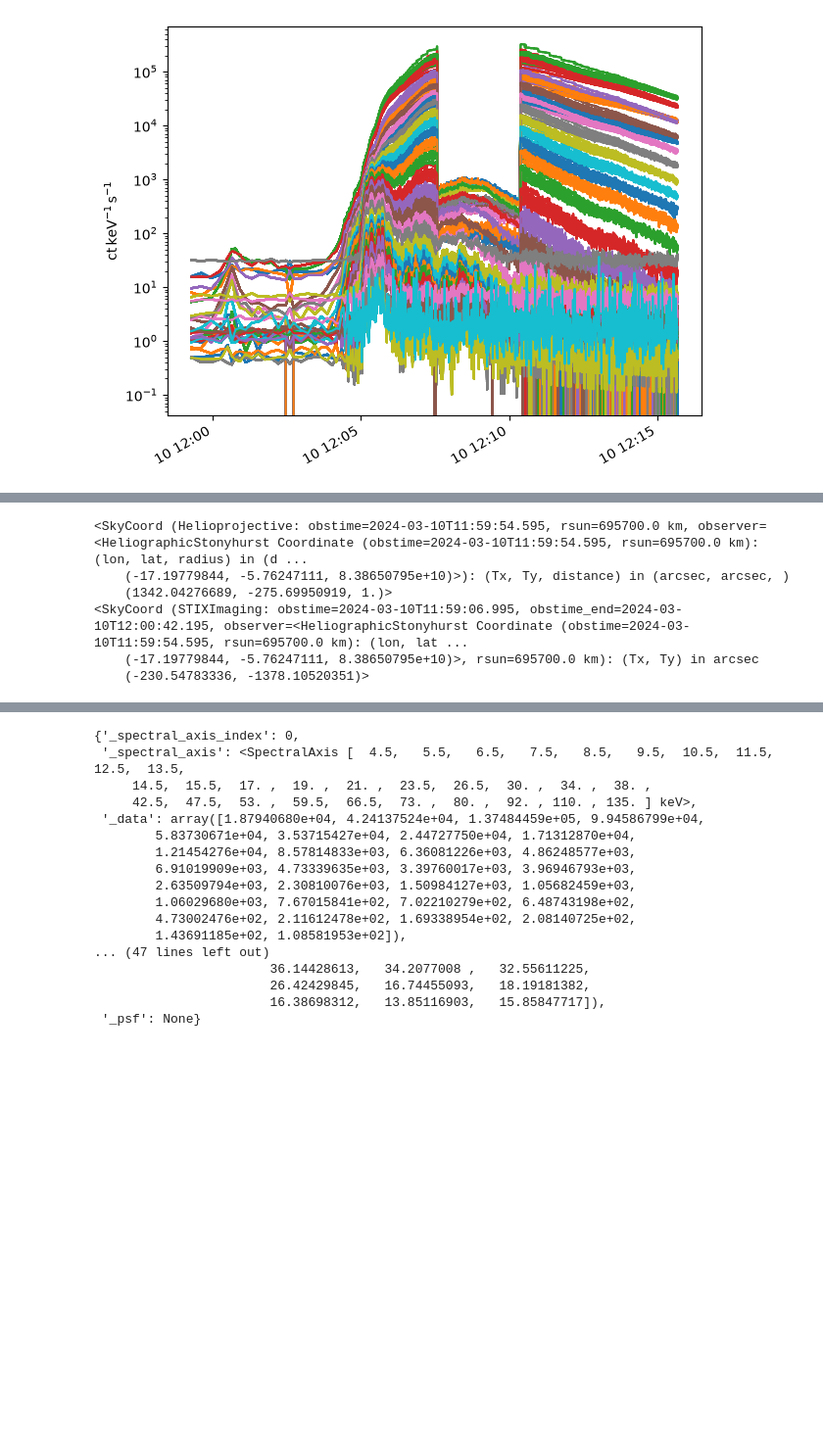
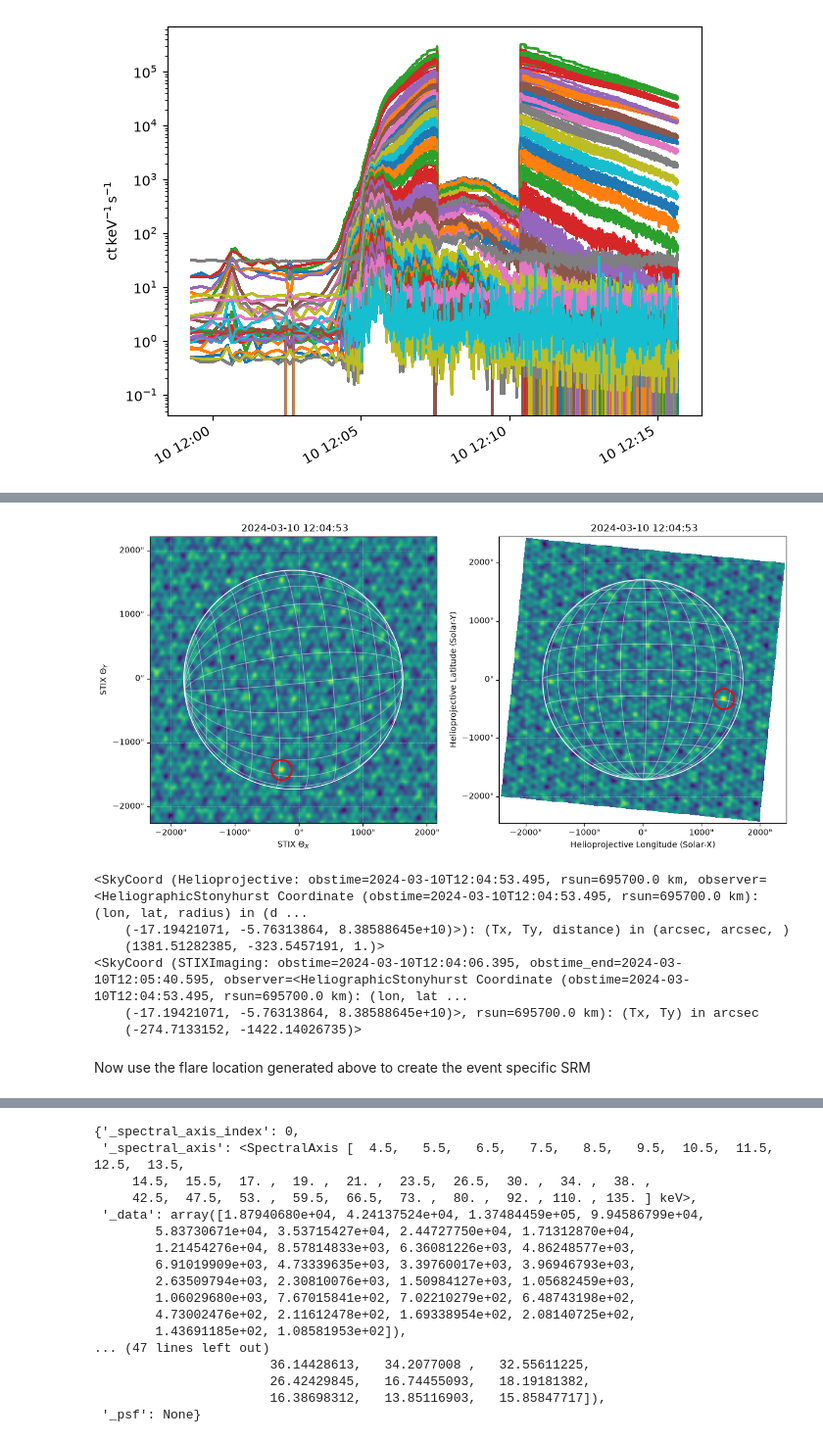
Before and after one commit to soler-he/sunkit-spex_demo, a Jupyter notebook: spectroscopy/fitting_testing_demo.ipynb, the cells around one changed output, grey strips where cells are left out. Shown at 98% size. Cells and saved outputs as stored; diff of their text form; code cells hidden in the pictures; blank space fills up the shorter version.

```diff
--- a/spectroscopy/fitting_testing_demo.ipynb
+++ b/spectroscopy/fitting_testing_demo.ipynb
@@ -99,8 +104,8 @@ spec_prod.plot_timeseries()
 # %%
-t_range = [spec_prod.meta['DATE-BEG'],Time(spec_prod.meta['DATE-END'])-15*u.min]
+t_range = [Time(spec_prod.meta['DATE-BEG'])+5*u.min,Time(spec_prod.meta['DATE-END'])-10*u.min]
 t_cent =  spec_prod.meta['DATE-AVG']
 
-flare_location= stx_estimate_flare_location(sci_file_download[0], t_range)
+flare_location= stx_estimate_flare_location(sci_file_download[0], t_range, plot=True)
 
 flare_location_hpc = flare_location['hpc']
 flare_location_stx = flare_location['stx']
@@ -130,6 +134,9 @@ WARNING: SunpyDeprecationWarning: pattern has been replaced with the format keyw
+[figure, added]
-<SkyCoord (Helioprojective: obstime=2024-03-10T11:59:54.595, rsun=695700.0 km, observer=<HeliographicStonyhurst Coordinate (obstime=2024-03-10T11:59:54.595, rsun=695700.0 km): (lon, lat, radius) in (d ...
-    (-17.19779844, -5.76247111, 8.38650795e+10)>): (Tx, Ty, distance) in (arcsec, arcsec, )
-    (1342.04276689, -275.69950919, 1.)>
-<SkyCoord (STIXImaging: obstime=2024-03-10T11:59:06.995, obstime_end=2024-03-10T12:00:42.195, observer=<HeliographicStonyhurst Coordinate (obstime=2024-03-10T11:59:54.595, rsun=695700.0 km): (lon, lat ...
-    (-17.19779844, -5.76247111, 8.38650795e+10)>, rsun=695700.0 km): (Tx, Ty) in arcsec
-    (-230.54783336, -1378.10520351)>
+<SkyCoord (Helioprojective: obstime=2024-03-10T12:04:53.495, rsun=695700.0 km, observer=<HeliographicStonyhurst Coordinate (obstime=2024-03-10T12:04:53.495, rsun=695700.0 km): (lon, lat, radius) in (d ...
+    (-17.19421071, -5.76313864, 8.38588645e+10)>): (Tx, Ty, distance) in (arcsec, arcsec, )
+    (1381.51282385, -323.5457191, 1.)>
+<SkyCoord (STIXImaging: obstime=2024-03-10T12:04:06.395, obstime_end=2024-03-10T12:05:40.595, observer=<HeliographicStonyhurst Coordinate (obstime=2024-03-10T12:04:53.495, rsun=695700.0 km): (lon, lat ...
+    (-17.19421071, -5.76313864, 8.38588645e+10)>, rsun=695700.0 km): (Tx, Ty) in arcsec
+    (-274.7133152, -1422.14026735)>
+# %% [markdown]
+Now use the flare location generated above to create the event specific SRM
```
Also changed, not shown: parts of 22 cells of this notebook, 1 other file.
